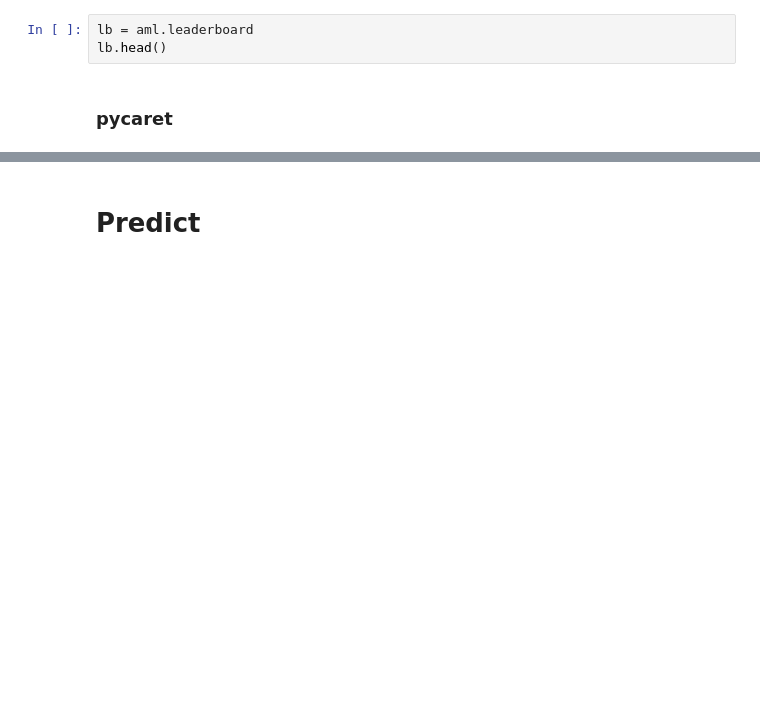
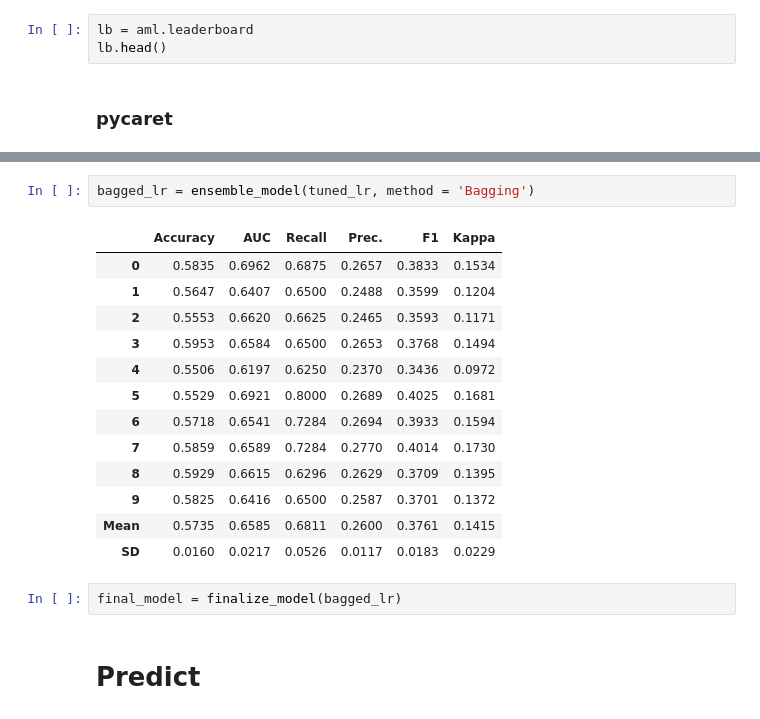
Before and after one commit to Predicon/exploration-notebooks, a Jupyter notebook: uw_model_structured_develop.ipynb, the cells around one changed output, grey strips where cells are left out. Cells and saved outputs as stored; diff of their text form; blank space fills up the shorter version.

```diff
--- a/uw_model_structured_develop.ipynb
+++ b/uw_model_structured_develop.ipynb
@@ -213,3 +283,21 @@ tuned_rf = tune_model('rf', optimize = 'F1')
+# %%
+bagged_lr = ensemble_model(tuned_lr, method = 'Bagging')
+# %% [output]
+|  | Accuracy | AUC | Recall | Prec. | F1 | Kappa |
+| 0 | 0.5835 | 0.6962 | 0.6875 | 0.2657 | 0.3833 | 0.1534 |
+| 1 | 0.5647 | 0.6407 | 0.6500 | 0.2488 | 0.3599 | 0.1204 |
+| 2 | 0.5553 | 0.6620 | 0.6625 | 0.2465 | 0.3593 | 0.1171 |
+| 3 | 0.5953 | 0.6584 | 0.6500 | 0.2653 | 0.3768 | 0.1494 |
+| 4 | 0.5506 | 0.6197 | 0.6250 | 0.2370 | 0.3436 | 0.0972 |
+| 5 | 0.5529 | 0.6921 | 0.8000 | 0.2689 | 0.4025 | 0.1681 |
+| 6 | 0.5718 | 0.6541 | 0.7284 | 0.2694 | 0.3933 | 0.1594 |
+| 7 | 0.5859 | 0.6589 | 0.7284 | 0.2770 | 0.4014 | 0.1730 |
+| 8 | 0.5929 | 0.6615 | 0.6296 | 0.2629 | 0.3709 | 0.1395 |
+| 9 | 0.5825 | 0.6416 | 0.6500 | 0.2587 | 0.3701 | 0.1372 |
+| Mean | 0.5735 | 0.6585 | 0.6811 | 0.2600 | 0.3761 | 0.1415 |
+| SD | 0.0160 | 0.0217 | 0.0526 | 0.0117 | 0.0183 | 0.0229 |
+# %%
+final_model = finalize_model(bagged_lr)
 # %% [markdown]
 # Predict
 # %% [markdown]
```
Also changed, not shown: parts of 20 cells of this notebook, 1 other file.
